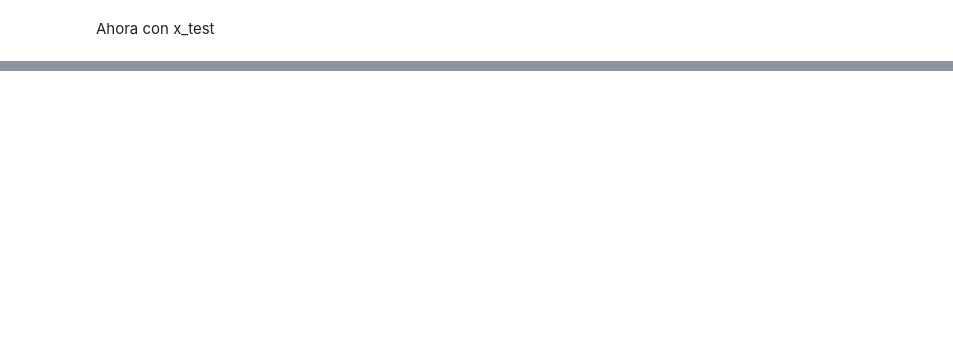
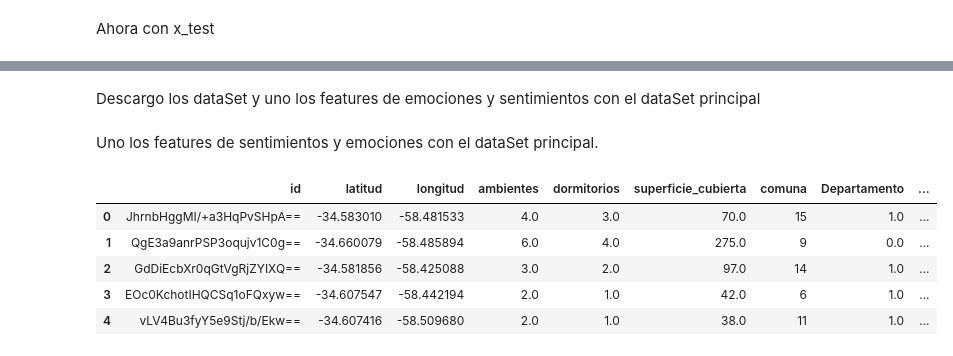
Before and after one commit to napoli-lucia/7506-Organizacion-de-Datos-TPs, a Jupyter notebook: TP2/7506R_TP2_GRUPO18_ENTREGA_N1.ipynb, the cells around one changed output, grey strips where cells are left out. Drawn from its saved outputs; the diff is of its cells as text; code cells hidden in the pictures; blank space fills up the shorter version.

```diff
--- a/TP2/7506R_TP2_GRUPO18_ENTREGA_N1.ipynb
+++ b/TP2/7506R_TP2_GRUPO18_ENTREGA_N1.ipynb
@@ -291,0 +229,33 @@ x_test_emotion.head()
+# %% [markdown]
+Descargo los dataSet y uno los features de emociones y sentimientos con el dataSet principal
+# %%
+x_train = _x_train.copy()
+y_train = _y_train.copy()
+x_test = _x_test.copy()
+y_test = _y_test.copy()
+# %%
+#Descargo los features de sentimientos
+x_train_sentiment = pd.read_csv("./DataSet/TP2-NLP/x_train_sentiment")
+x_train_sentiment.drop(columns='Unnamed: 0', inplace=True)
+x_test_sentiment = pd.read_csv("./DataSet/TP2-NLP/x_test_sentiment")
+x_test_sentiment.drop(columns='Unnamed: 0', inplace=True)
+#Descargo los features de emociones
+x_train_emotion = pd.read_csv("./DataSet/TP2-NLP/x_train_emotion")
+x_train_emotion.drop(columns='Unnamed: 0', inplace=True)
+x_test_emotion = pd.read_csv("./DataSet/TP2-NLP/x_test_emotion")
+x_test_emotion.drop(columns='Unnamed: 0', inplace=True)
+# %% [markdown]
+Uno los features de sentimientos y emociones con el dataSet principal.
+# %%
+#x_train
+x_train = pd.merge(x_train, x_train_sentiment, on="id")
+x_train = pd.merge(x_train, x_train_emotion, on="id")
+# %%
+x_train.head()
+# %% [output]
+|  | id | latitud | longitud | ambientes | dormitorios | superficie_cubierta | comuna | Departamento | ... |
+| 0 | JhrnbHggMI/+a3HqPvSHpA== | -34.583010 | -58.481533 | 4.0 | 3.0 | 70.0 | 15 | 1.0 | ... |
+| 1 | QgE3a9anrPSP3oqujv1C0g== | -34.660079 | -58.485894 | 6.0 | 4.0 | 275.0 | 9 | 0.0 | ... |
+| 2 | GdDiEcbXr0qGtVgRjZYIXQ== | -34.581856 | -58.425088 | 3.0 | 2.0 | 97.0 | 14 | 1.0 | ... |
+| 3 | EOc0KchotIHQCSq1oFQxyw== | -34.607547 | -58.442194 | 2.0 | 1.0 | 42.0 | 6 | 1.0 | ... |
+| 4 | vLV4Bu3fyY5e9Stj/b/Ekw== | -34.607416 | -58.509680 | 2.0 | 1.0 | 38.0 | 11 | 1.0 | ... |
```
Also changed, not shown: parts of 69 cells of this notebook, 3 other files.
